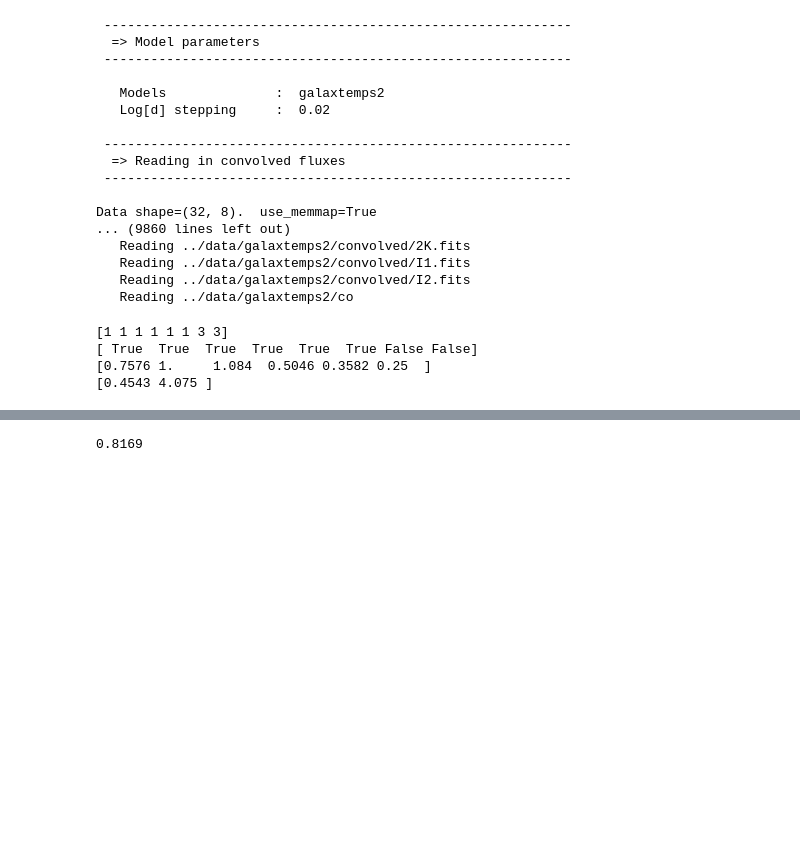
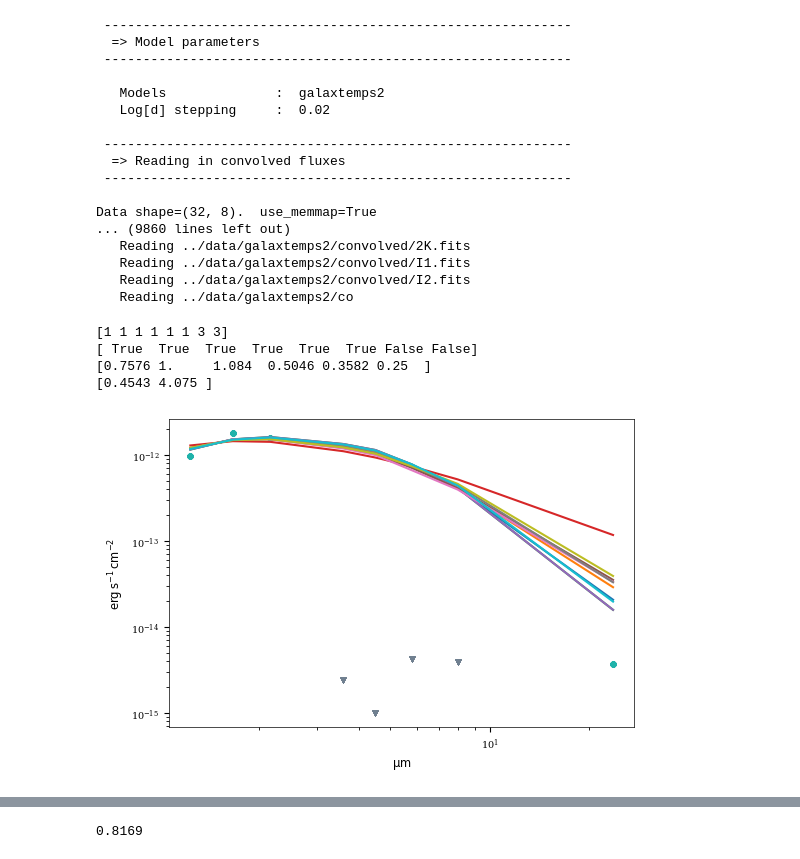
Before and after one commit to jridenba/REU-Notebooks, a Jupyter notebook: SESNA Galactic Fitting.ipynb, the cells around one changed output, grey strips where cells are left out. Drawn from its saved outputs; the diff is of its cells as text; code cells hidden in the pictures; blank space fills up the shorter version.

```diff
--- a/SESNA Galactic Fitting.ipynb
+++ b/SESNA Galactic Fitting.ipynb
@@ -212,6 +213,28 @@ print(np.array(info.source.to_ascii().split()[11:-1:2]).astype(float)[~mask])
 [ True  True  True  True  True  True False False]
 [0.7576 1.     1.084  0.5046 0.3582 0.25  ]
 [0.4543 4.075 ]
+# %%
+sourcenum = 0
+plt.figure(figsize=(6,4))
+for i in range(10):
+    modellogfluxes = savables['Model Fluxes'][sourcenum][i]
+    filterpeaks = [x for x in filterpeaks] * u.um
+    modelflux = 10**(modellogfluxes) * u.mJy
+    modelfluxdens = modelflux.to(u.erg / u.cm**2 / u.s, equivalencies = u.spectral_density(filterpeaks))
+    sourceflux = savables['Source Flux'][sourcenum]
+    sourceflux = sourceflux * u.mJy
+    sourcefluxdens = sourceflux.to(u.erg / u.cm**2 / u.s, equivalencies = u.spectral_density(filterpeaks))
+    mask = savables['Valid'][sourcenum]
+
+
+    plt.scatter(filterpeaks[mask], sourcefluxdens[mask], c = 'lightseagreen',label = 'Source',s = 15) # Prints true values of the source
+    plt.scatter(filterpeaks[~mask], sourcefluxdens[~mask], c = 'slategray',label = 'Upper Limit', marker = 'v', s=15) # Prints upper limits of the source as triangles
+    plt.plot(filterpeaks, modelfluxdens, label = 'Model')
+
+plt.xscale('log')
+plt.yscale('log')
+# %% [output]
+[figure, added]
 # %%
 from astropy.visualization import quantity_support
 quantity_support()
```
Also changed, not shown: parts of 5 cells of this notebook, 2 other files.
